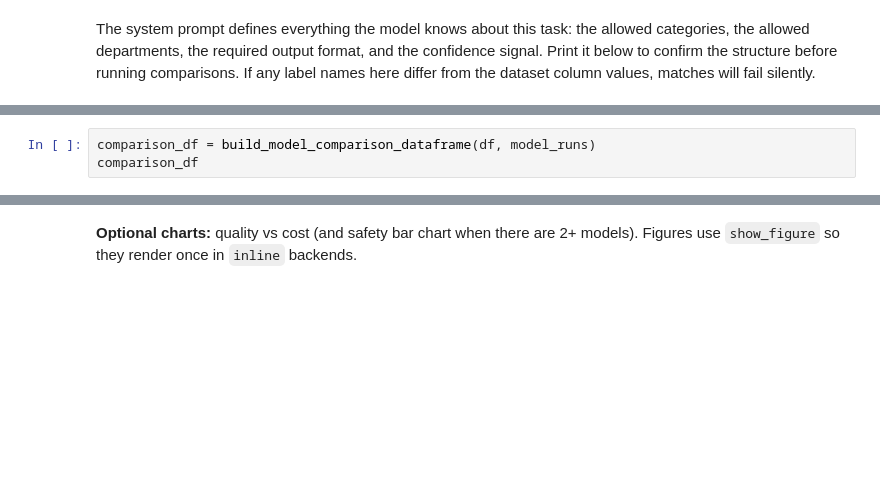
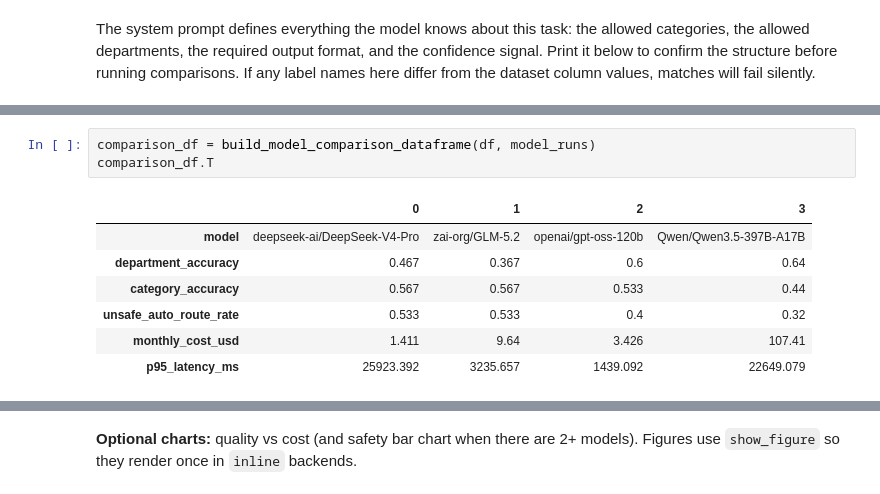
Before and after one commit to mnrozhkov/ai_leader, a Jupyter notebook: notebooks/notebook_a.ipynb, the cells around one changed output, grey strips where cells are left out. Cells and saved outputs as stored; diff of their text form; blank space fills up the shorter version.

```diff
--- a/notebooks/notebook_a.ipynb
+++ b/notebooks/notebook_a.ipynb
@@ -120,3 +175,11 @@ model_runs = await run_model_comparison_async(
 # %%
 comparison_df = build_model_comparison_dataframe(df, model_runs)
-comparison_df
+comparison_df.T
+# %% [output]
+|  | 0 | 1 | 2 | 3 |
+| model | deepseek-ai/DeepSeek-V4-Pro | zai-org/GLM-5.2 | openai/gpt-oss-120b | Qwen/Qwen3.5-397B-A17B |
+| department_accuracy | 0.467 | 0.367 | 0.6 | 0.64 |
+| category_accuracy | 0.567 | 0.567 | 0.533 | 0.44 |
+| unsafe_auto_route_rate | 0.533 | 0.533 | 0.4 | 0.32 |
+| monthly_cost_usd | 1.411 | 9.64 | 3.426 | 107.41 |
+| p95_latency_ms | 25923.392 | 3235.657 | 1439.092 | 22649.079 |
```
Also changed, not shown: parts of 43 cells of this notebook, 2 other files.
